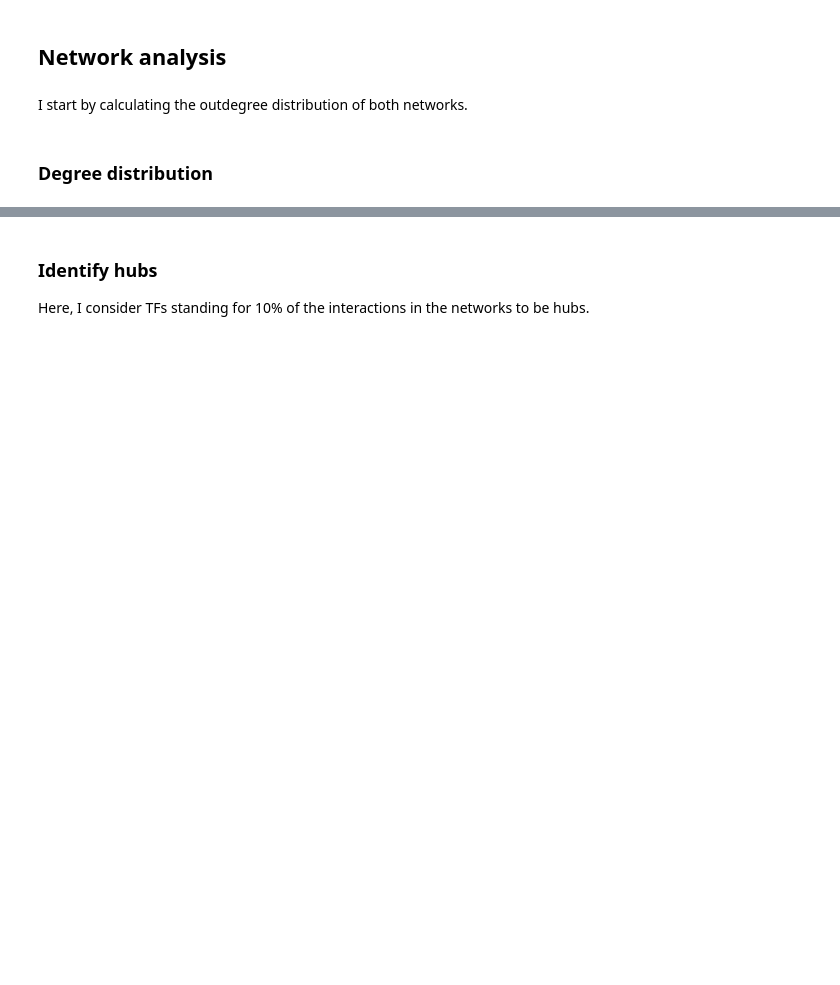
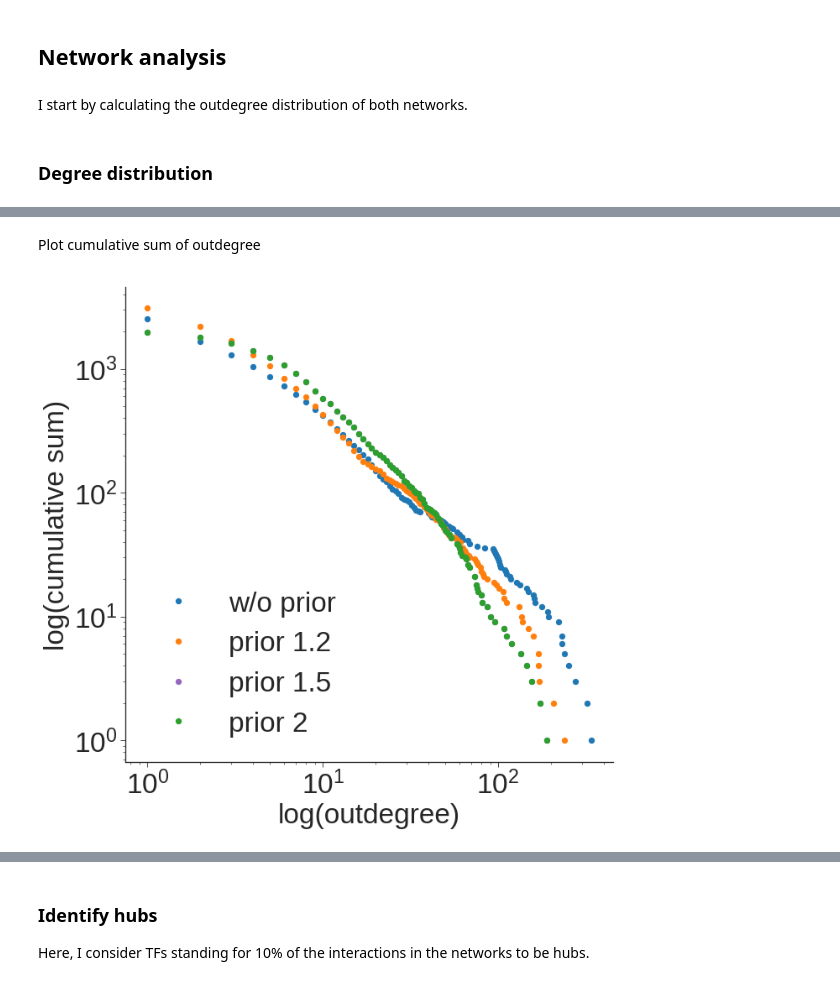
Before and after one commit to julak640/Project_AlgBioInf, a Jupyter notebook: Project.ipynb, the cells around one changed output, grey strips where cells are left out. Cells and saved outputs as stored; diff of their text form; code cells hidden in the pictures; blank space fills up the shorter version.

Commit message:
added cumulative sum plot

```diff
--- a/Project.ipynb
+++ b/Project.ipynb
@@ -170,0 +172,37 @@ fig = plot_hist(degree_list, degree_list_prior12, degree_list_prior15, degree_li
+# %% [markdown]
+Plot cumulative sum of outdegree
+# %%
+def outdegree_cumsum(net):
+    TFoutdegree = pd.DataFrame(list(net.degree),columns=['TF','outdegree'])
+    TFoutdegree['freq'] = TFoutdegree.groupby('outdegree')['outdegree'].transform('count')
+    TFfreq = TFoutdegree.reset_index().loc[:,['outdegree','freq']].drop_duplicates().sort_values('outdegree', ascending=False)
+    freq = np.cumsum(TFfreq.loc[:,'freq'])
+    outdegree = TFfreq.loc[:,'outdegree']
+    return freq, outdegree
+
+freq, outdegree = outdegree_cumsum(net)
+freq12, outdegree12 = outdegree_cumsum(net_prior12)
+freq15, outdegree15 = outdegree_cumsum(net_prior15)
+freq2, outdegree2 = outdegree_cumsum(net_prior2)
+
+#Plot cumulative sum
+color_pallet = "bright"
+plt.style.use('seaborn-ticks')
+sns.set_color_codes(color_pallet)
+plt.rc('font', size=32)
+plt.rc('ytick', labelsize=32)
+plt.rc('xtick', labelsize=32)
+
+fig, ax = plt.subplots(facecolor='w', edgecolor='k', figsize=(10,10), dpi=75)
+ax.set_yscale('log')
+
+ax.semilogx(outdegree, freq, 'C0.', markersize=12, linewidth=3, label='w/o prior')
+ax.semilogx(outdegree12, freq12, 'C1.', markersize=12, linewidth=3, label='prior 1.2')
+ax.semilogx(outdegree15, freq15, 'C4.', markersize=12, linewidth=3, label='prior 1.5')
+ax.semilogx(outdegree2, freq2, 'C2.', markersize=12, linewidth=3, label='prior 2')
+
+ax.set(xlabel='log(outdegree)', ylabel='log(cumulative sum)')
+ax.legend()
+sns.despine(offset=0, trim=False)
+# %% [output]
+[figure, added]
```
Also changed, not shown: parts of 7 cells of this notebook.
